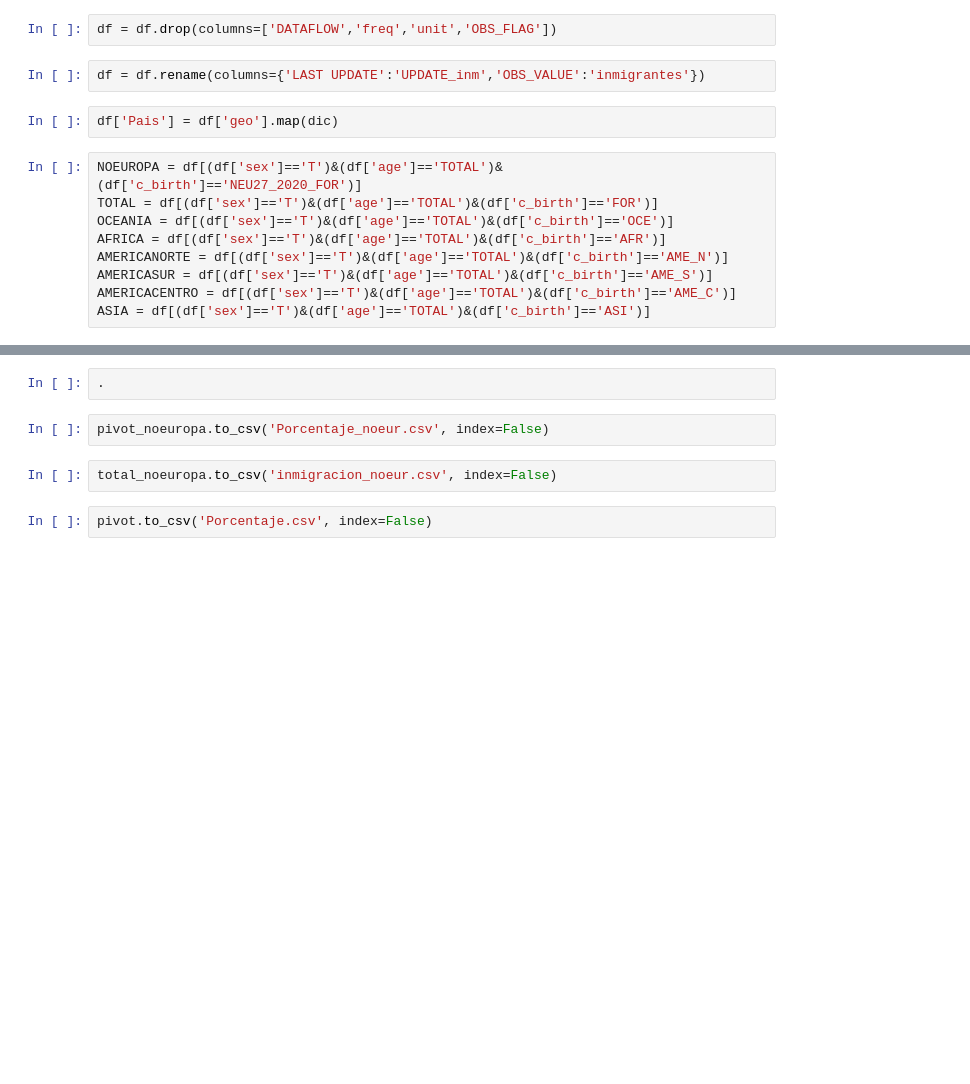
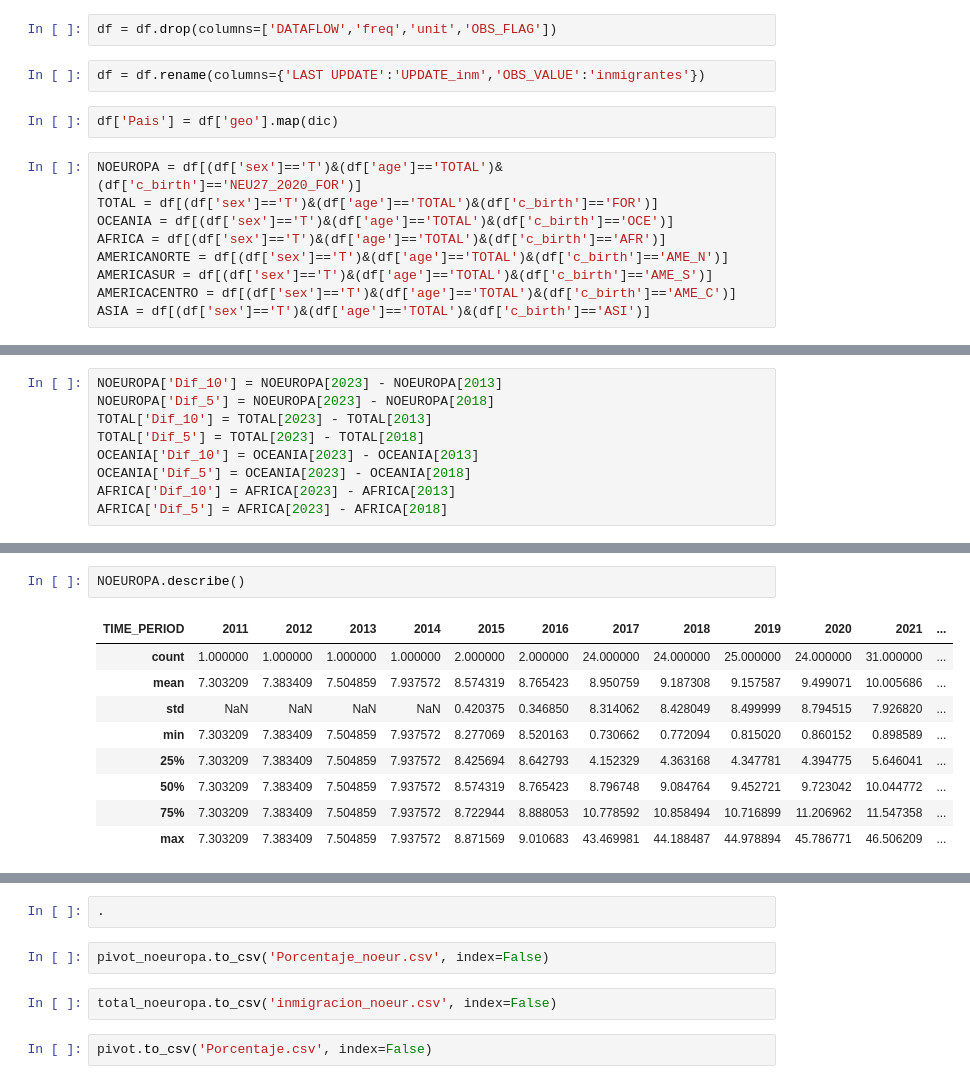
Before and after one commit to Gbau11/Inmigracion, a Jupyter notebook: code/Inmigracion.ipynb, the cells around one changed output, grey strips where cells are left out. Saved outputs shown, nothing was run; the diff lists cells and outputs as text; blank space fills up the shorter version.

```diff
--- a/code/Inmigracion.ipynb
+++ b/code/Inmigracion.ipynb
@@ -178,0 +121,9 @@ pivot
+# %%
+NOEUROPA['Dif_10'] = NOEUROPA[2023] - NOEUROPA[2013]
+NOEUROPA['Dif_5'] = NOEUROPA[2023] - NOEUROPA[2018]
+TOTAL['Dif_10'] = TOTAL[2023] - TOTAL[2013]
+TOTAL['Dif_5'] = TOTAL[2023] - TOTAL[2018]
+OCEANIA['Dif_10'] = OCEANIA[2023] - OCEANIA[2013]
+OCEANIA['Dif_5'] = OCEANIA[2023] - OCEANIA[2018]
+AFRICA['Dif_10'] = AFRICA[2023] - AFRICA[2013]
+AFRICA['Dif_5'] = AFRICA[2023] - AFRICA[2018]
@@ -178,0 +139,12 @@ pivot
+# %%
+NOEUROPA.describe()
+# %% [output]
+| TIME_PERIOD | 2011 | 2012 | 2013 | 2014 | 2015 | 2016 | 2017 | 2018 | 2019 | 2020 | 2021 | ... |
+| count | 1.000000 | 1.000000 | 1.000000 | 1.000000 | 2.000000 | 2.000000 | 24.000000 | 24.000000 | 25.000000 | 24.000000 | 31.000000 | ... |
+| mean | 7.303209 | 7.383409 | 7.504859 | 7.937572 | 8.574319 | 8.765423 | 8.950759 | 9.187308 | 9.157587 | 9.499071 | 10.005686 | ... |
+| std | NaN | NaN | NaN | NaN | 0.420375 | 0.346850 | 8.314062 | 8.428049 | 8.499999 | 8.794515 | 7.926820 | ... |
+| min | 7.303209 | 7.383409 | 7.504859 | 7.937572 | 8.277069 | 8.520163 | 0.730662 | 0.772094 | 0.815020 | 0.860152 | 0.898589 | ... |
+| 25% | 7.303209 | 7.383409 | 7.504859 | 7.937572 | 8.425694 | 8.642793 | 4.152329 | 4.363168 | 4.347781 | 4.394775 | 5.646041 | ... |
+| 50% | 7.303209 | 7.383409 | 7.504859 | 7.937572 | 8.574319 | 8.765423 | 8.796748 | 9.084764 | 9.452721 | 9.723042 | 10.044772 | ... |
+| 75% | 7.303209 | 7.383409 | 7.504859 | 7.937572 | 8.722944 | 8.888053 | 10.778592 | 10.858494 | 10.716899 | 11.206962 | 11.547358 | ... |
+| max | 7.303209 | 7.383409 | 7.504859 | 7.937572 | 8.871569 | 9.010683 | 43.469981 | 44.188487 | 44.978894 | 45.786771 | 46.506209 | ... |
```
Also changed, not shown: parts of 37 cells of this notebook, 1 other file.
